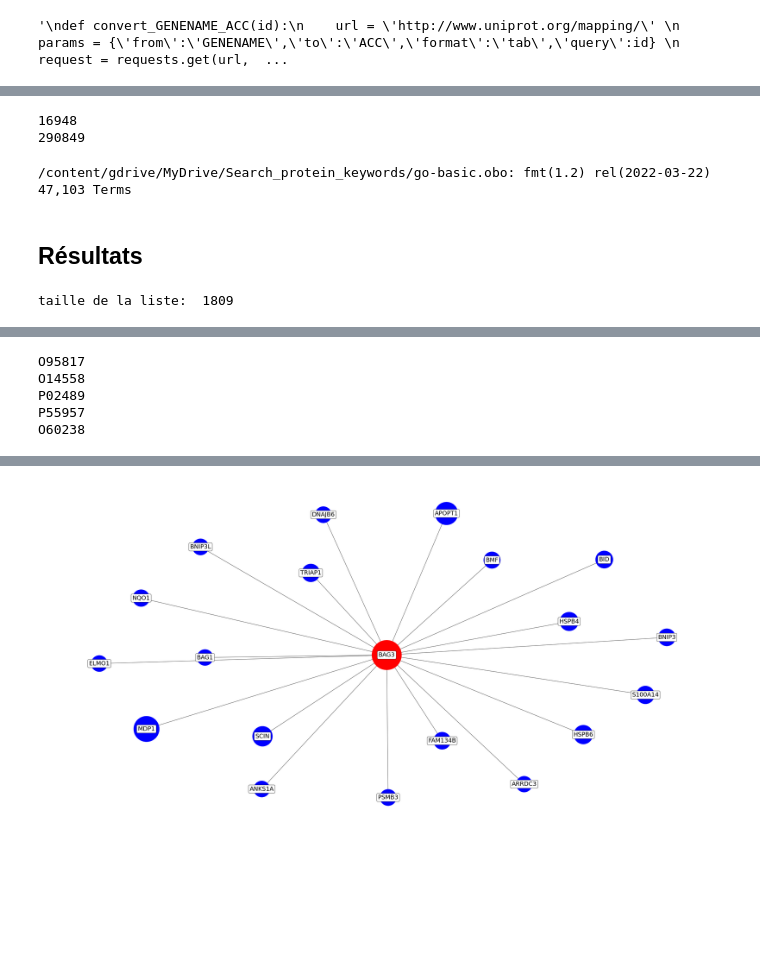
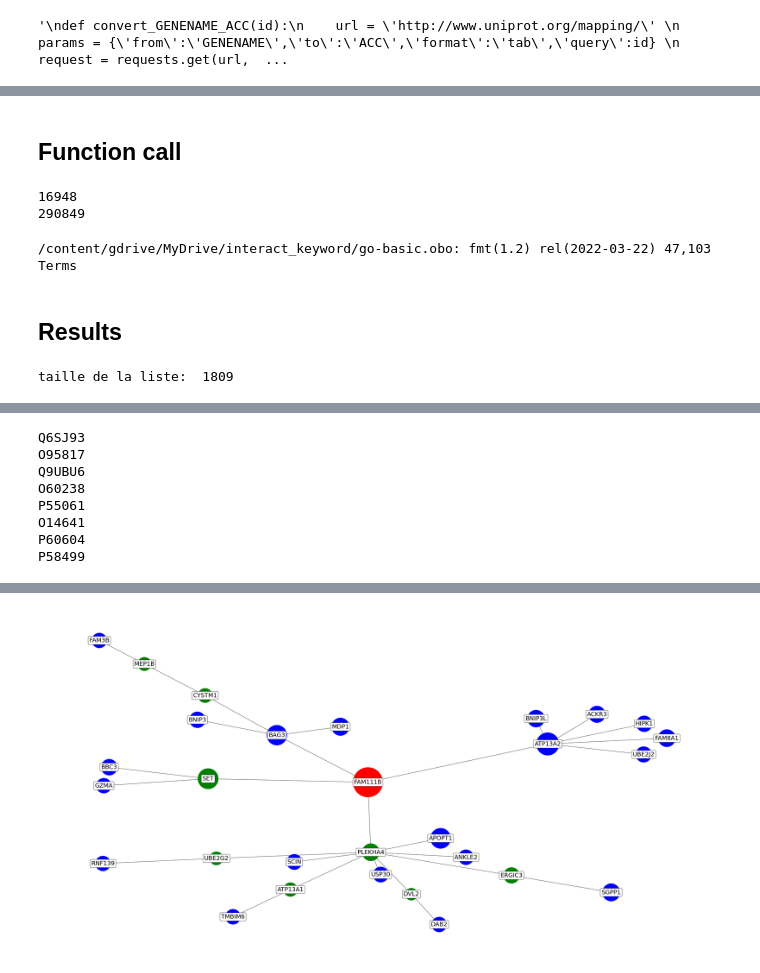
Before and after one commit to greg-bioinfo/Tools-developed-for-biologists, a Jupyter notebook: interact_keyword/interact_keyword.ipynb, the cells around one changed output, grey strips where cells are left out. Cells and saved outputs as stored; diff of their text form; code cells hidden in the pictures; blank space fills up the shorter version.

```diff
--- a/interact_keyword/interact_keyword.ipynb
+++ b/interact_keyword/interact_keyword.ipynb
@@ -5,2 +5,2 @@ Saisir le GENENAME de la protéine d'intêret:
 # %%
-prot_name="BAG3"
+prot_name="FAM111B"
@@ -180,7 +183,9 @@ def display_shortest_path(start_GN,list_prot):
+# %% [markdown]
+## Function call
 # %%
-#Création du graph
+#Creation of the graph
 G=nx.Graph()
-with open("/content/gdrive/MyDrive/Search_protein_keywords/edges_string.txt","r") as f:
+with open("/content/gdrive/MyDrive/interact_keyword/edges_string.txt","r") as f:
     for l in f.readlines():
         for m in l.split():
             if m not in G.nodes():
@@ -192,47 +197,50 @@ print(len(G.edges()))
 16948
 290849
 # %%
-#Chargement du model node2vec
-model = Word2Vec.load("/content/gdrive/MyDrive/Search_protein_keywords/string_node2vec.model")
+#Loading the node2vec model
+model = Word2Vec.load("/content/gdrive/MyDrive/interact_keyword/string_node2vec.model")
 # %%
-#Chargement du dictionnaire goatools pour convertir les goterm
-go = obo_parser.GODag("/content/gdrive/MyDrive/Search_protein_keywords/go-basic.obo")
+#Load goatools dictionary to convert goterms
+go = obo_parser.GODag("/content/gdrive/MyDrive/interact_keyword/go-basic.obo")
 # %% [output]
-/content/gdrive/MyDrive/Search_protein_keywords/go-basic.obo: fmt(1.2) rel(2022-03-22) 47,103 Terms
+/content/gdrive/MyDrive/interact_keyword/go-basic.obo: fmt(1.2) rel(2022-03-22) 47,103 Terms
 # %% [markdown]
-## Résultats
+## Results
 # %%
-with open("/content/gdrive/MyDrive/Search_protein_keywords/bp_string2.json","r") as f:
+with open("/content/gdrive/MyDrive/interact_keyword/bp_string2.json","r") as f:
     dico_bp=json.load(f)
 list_k=list_keyword(list(G.nodes()),dico_bp,go,keyword)
 print("taille de la liste: ",len(list_k))
 if len(list_k)>0:
   try:
     top_list=top_similar(list_k,model,prot_name,nb_top)
     list_prot=display_shortest_path(prot_name,top_list)
     write_top_list(list_prot,dico_bp,go)
 
 
   except:
     print("*"*50)
     print("Cet identifiant n'est pas valide ou bien la protéine n'est pas présente dans l'intéractome")
     print("Veuillez saisir un autre identifiant UNIPROT")
     print("*"*50)
 
 else:
   print("*"*50)
   print("Aucun de ces mots clés n'est présent dans les processus biologiques")
   print("Veuillez saisir un autre mot clé")
   print("*"*50)
 # %% [output]
 taille de la liste:  1809
 [interactive output not drawn]
 [interactive output not drawn]
+Q6SJ93
 O95817
-O14558
-P02489
-P55957
+Q9UBU6
 O60238
+P55061
+O14641
+P60604
+P58499
 [interactive output not drawn]
 [interactive output not drawn]
-[figure, old version]
+[figure, new version]
```
Also changed, not shown: parts of 17 cells of this notebook.
